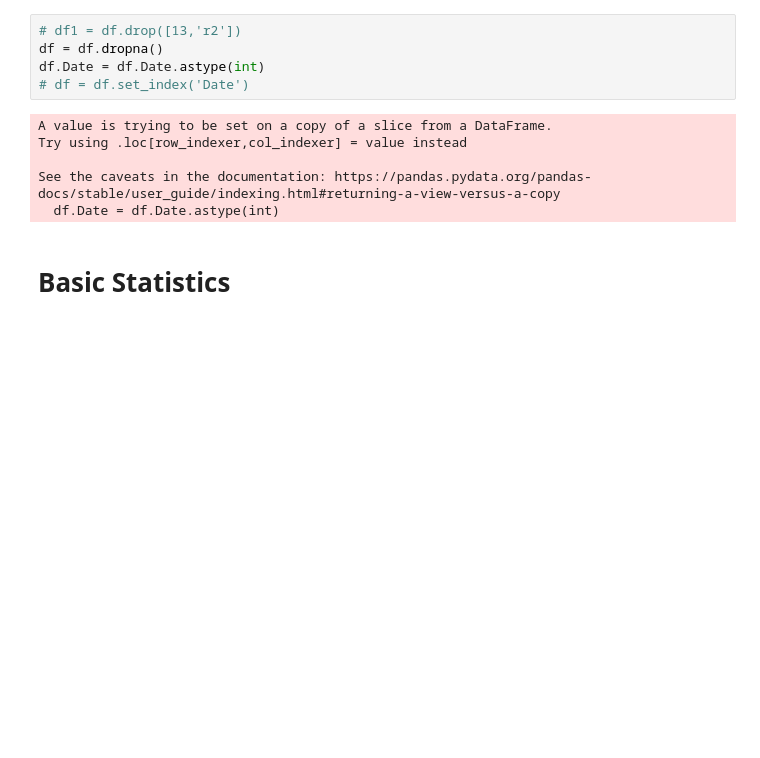
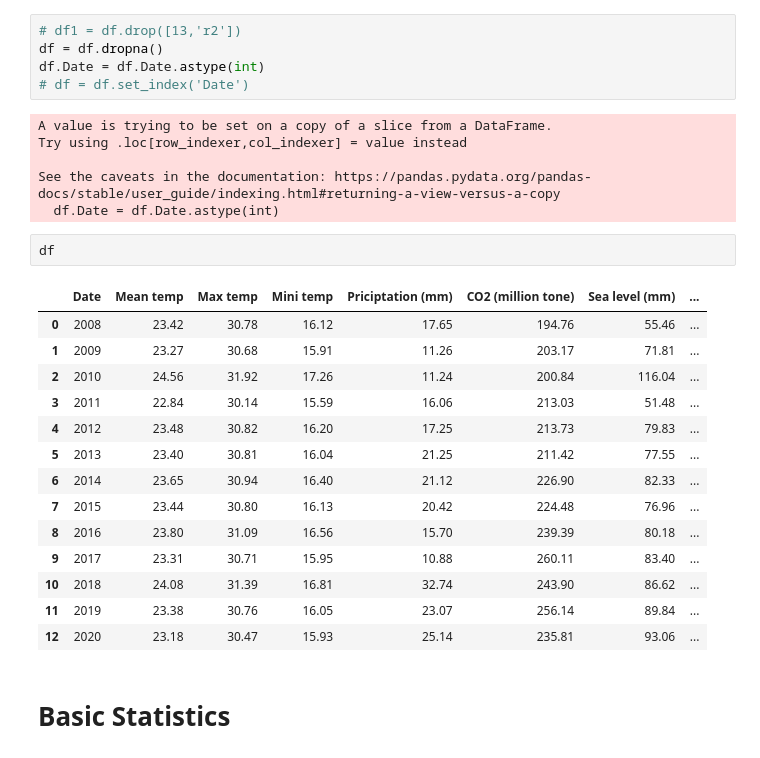
Before and after one commit to azizibahram/climate-change-mina, a Jupyter notebook: ClimateImpact.ipynb, the cells around one changed output. Drawn from its saved outputs; the diff is of its cells as text; blank space fills up the shorter version.

```diff
--- a/ClimateImpact.ipynb
+++ b/ClimateImpact.ipynb
@@ -63,6 +63,23 @@ Try using .loc[row_indexer,col_indexer] = value instead
 
 See the caveats in the documentation: https://pandas.pydata.org/pandas-docs/stable/user_guide/indexing.html#returning-a-view-versus-a-copy
   df.Date = df.Date.astype(int)
+# %%
+df
+# %% [output]
+|  | Date | Mean temp | Max temp | Mini temp | Priciptation (mm) | CO2 (million tone) | Sea level (mm) | ... |
+| 0 | 2008 | 23.42 | 30.78 | 16.12 | 17.65 | 194.76 | 55.46 | ... |
+| 1 | 2009 | 23.27 | 30.68 | 15.91 | 11.26 | 203.17 | 71.81 | ... |
+| 2 | 2010 | 24.56 | 31.92 | 17.26 | 11.24 | 200.84 | 116.04 | ... |
+| 3 | 2011 | 22.84 | 30.14 | 15.59 | 16.06 | 213.03 | 51.48 | ... |
+| 4 | 2012 | 23.48 | 30.82 | 16.20 | 17.25 | 213.73 | 79.83 | ... |
+| 5 | 2013 | 23.40 | 30.81 | 16.04 | 21.25 | 211.42 | 77.55 | ... |
+| 6 | 2014 | 23.65 | 30.94 | 16.40 | 21.12 | 226.90 | 82.33 | ... |
+| 7 | 2015 | 23.44 | 30.80 | 16.13 | 20.42 | 224.48 | 76.96 | ... |
+| 8 | 2016 | 23.80 | 31.09 | 16.56 | 15.70 | 239.39 | 80.18 | ... |
+| 9 | 2017 | 23.31 | 30.71 | 15.95 | 10.88 | 260.11 | 83.40 | ... |
+| 10 | 2018 | 24.08 | 31.39 | 16.81 | 32.74 | 243.90 | 86.62 | ... |
+| 11 | 2019 | 23.38 | 30.76 | 16.05 | 23.07 | 256.14 | 89.84 | ... |
+| 12 | 2020 | 23.18 | 30.47 | 15.93 | 25.14 | 235.81 | 93.06 | ... |
 # %% [markdown]
 # Basic Statistics
 # %%
```
Also changed, not shown: parts of 5 cells of this notebook.
